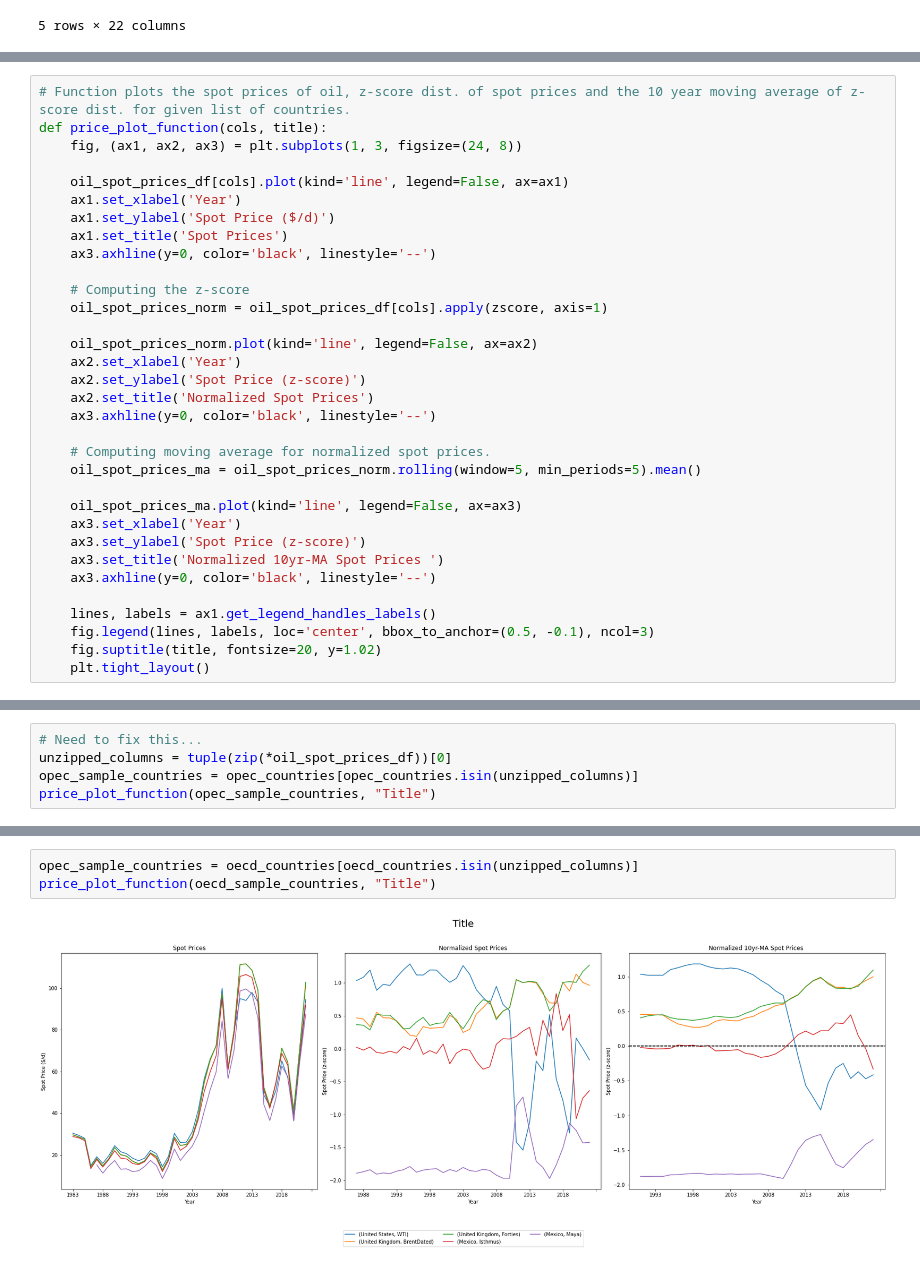
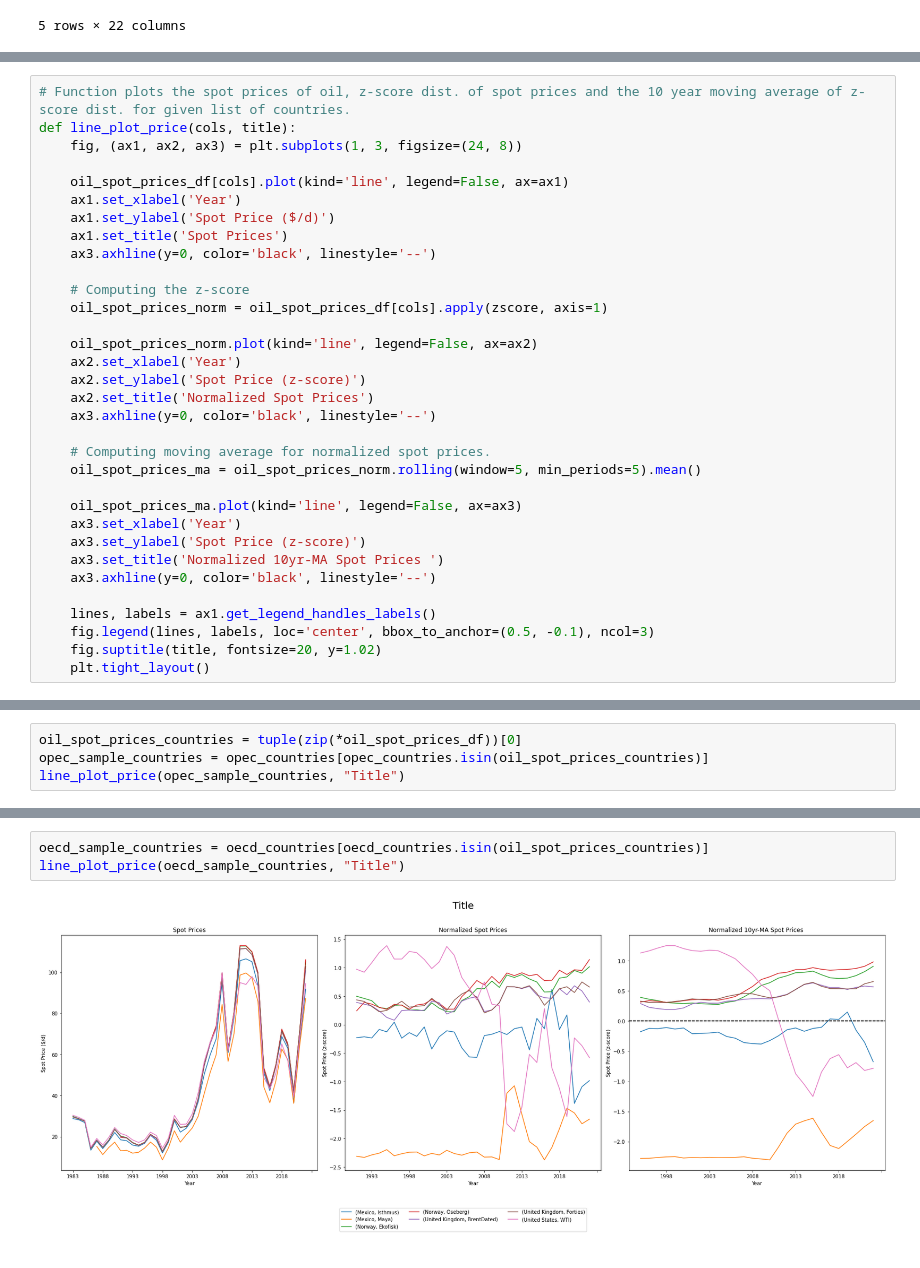
Before and after one commit to willcrodman/data_science_final_project, a Jupyter notebook: milestone_2.ipynb, the cells around one changed output, grey strips where cells are left out. Saved outputs shown, nothing was run; the diff lists cells and outputs as text.

```diff
--- a/milestone_2.ipynb
+++ b/milestone_2.ipynb
@@ -213,6 +329,6 @@ oil_spot_prices_df.head()
 # %%
 # Function plots the spot prices of oil, z-score dist. of spot prices and the 10 year moving average of z-score dist. for given list of countries.
-def price_plot_function(cols, title):
+def line_plot_price(cols, title):
     fig, (ax1, ax2, ax3) = plt.subplots(1, 3, figsize=(24, 8))
 
     oil_spot_prices_df[cols].plot(kind='line', legend=False, ax=ax1)
@@ -266,6 +362,5 @@ MultiIndex([(             'Algeria', 'Zarzaitine'),
 # %%
-# Need to fix this...
-unzipped_columns = tuple(zip(*oil_spot_prices_df))[0]
-opec_sample_countries = opec_countries[opec_countries.isin(unzipped_columns)]
-price_plot_function(opec_sample_countries, "Title")
+oil_spot_prices_countries = tuple(zip(*oil_spot_prices_df))[0]
+opec_sample_countries = opec_countries[opec_countries.isin(oil_spot_prices_countries)]
+line_plot_price(opec_sample_countries, "Title")
 # %% [output]
@@ -273,6 +367,6 @@ price_plot_function(opec_sample_countries, "Title")
 [figure]
 # %%
-opec_sample_countries = oecd_countries[oecd_countries.isin(unzipped_columns)]
-price_plot_function(oecd_sample_countries, "Title")
+oecd_sample_countries = oecd_countries[oecd_countries.isin(oil_spot_prices_countries)]
+line_plot_price(oecd_sample_countries, "Title")
 # %% [output]
-[figure, old version]
+[figure, new version]
```
Also changed, not shown: parts of 29 cells of this notebook, 10 other files.
